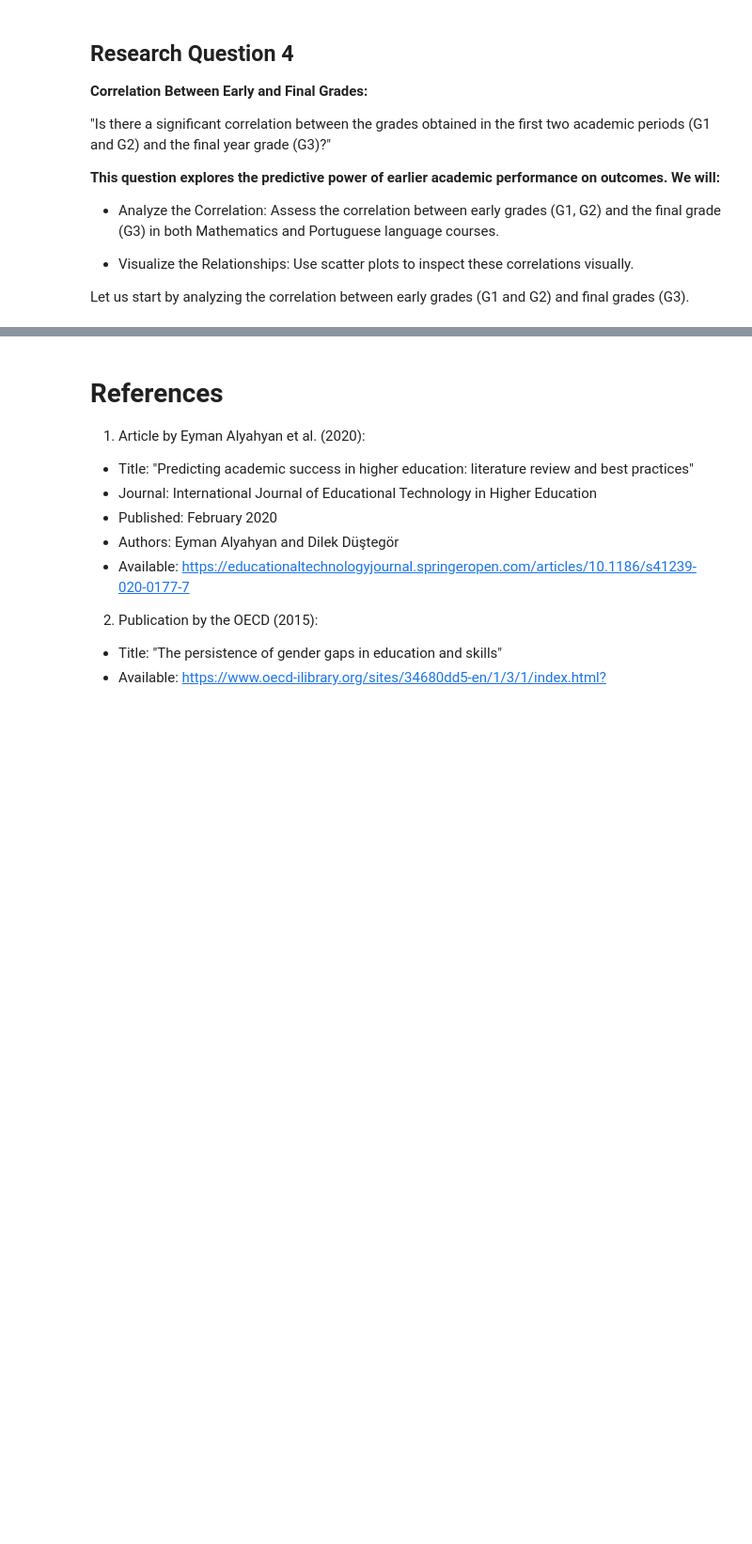
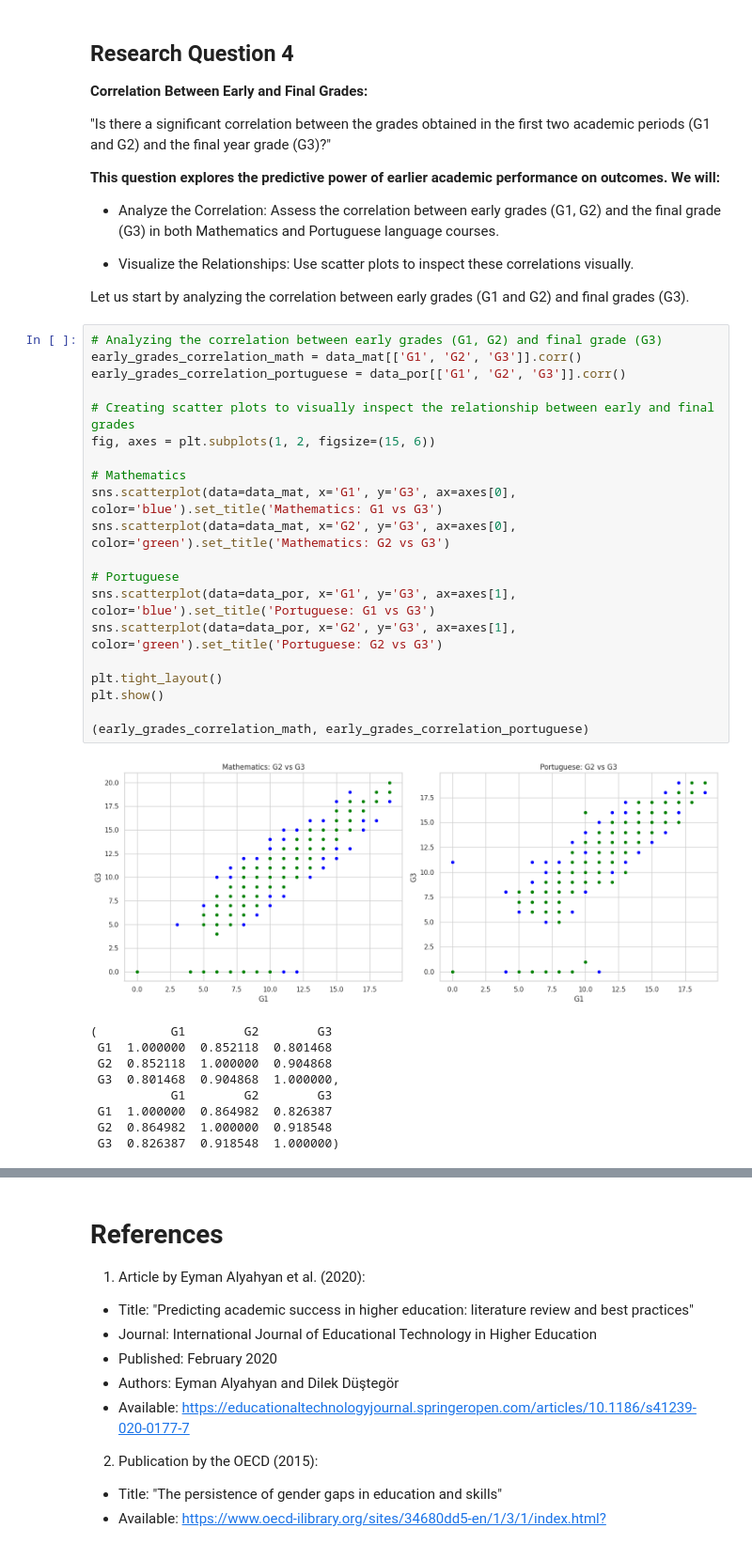
Before and after one commit to carlos-alves-one/Student-Performance-Analysis, a Jupyter notebook: Student_Performance.ipynb, the cells around one changed output, grey strips where cells are left out. Shown at 94% size. Saved outputs shown, nothing was run; the diff lists cells and outputs as text; blank space fills up the shorter version.

Commit message:
Analyzing the correlation between early grades (G1, G2) and final grade (G3)

```diff
--- a/Student_Performance.ipynb
+++ b/Student_Performance.ipynb
@@ -1124,3 +1124,33 @@ These findings highlight the significant impact of school-related factors on stu
 - Visualize the Relationships: Use scatter plots to inspect these correlations visually.
 
 Let us start by analyzing the correlation between early grades (G1 and G2) and final grades (G3).
+# %%
+# Analyzing the correlation between early grades (G1, G2) and final grade (G3)
+early_grades_correlation_math = data_mat[['G1', 'G2', 'G3']].corr()
+early_grades_correlation_portuguese = data_por[['G1', 'G2', 'G3']].corr()
+
+# Creating scatter plots to visually inspect the relationship between early and final grades
+fig, axes = plt.subplots(1, 2, figsize=(15, 6))
+
+# Mathematics
+sns.scatterplot(data=data_mat, x='G1', y='G3', ax=axes[0], color='blue').set_title('Mathematics: G1 vs G3')
+sns.scatterplot(data=data_mat, x='G2', y='G3', ax=axes[0], color='green').set_title('Mathematics: G2 vs G3')
+
+# Portuguese
+sns.scatterplot(data=data_por, x='G1', y='G3', ax=axes[1], color='blue').set_title('Portuguese: G1 vs G3')
+sns.scatterplot(data=data_por, x='G2', y='G3', ax=axes[1], color='green').set_title('Portuguese: G2 vs G3')
+
+plt.tight_layout()
+plt.show()
+
+(early_grades_correlation_math, early_grades_correlation_portuguese)
+# %% [output]
+[figure, added]
+(          G1        G2        G3
+ G1  1.000000  0.852118  0.801468
+ G2  0.852118  1.000000  0.904868
+ G3  0.801468  0.904868  1.000000,
+           G1        G2        G3
+ G1  1.000000  0.864982  0.826387
+ G2  0.864982  1.000000  0.918548
+ G3  0.826387  0.918548  1.000000)
```
Also changed, not shown: parts of 1 cell of this notebook.
